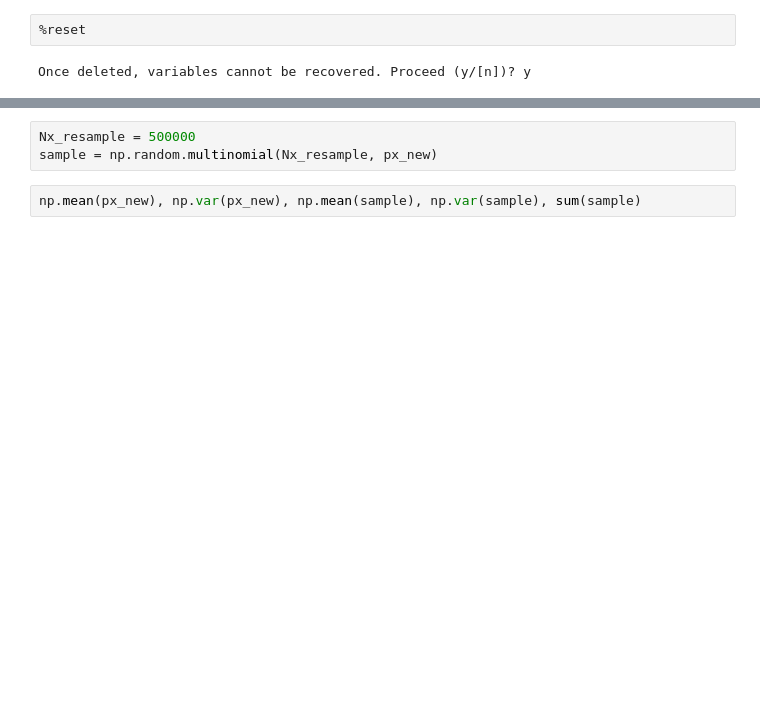
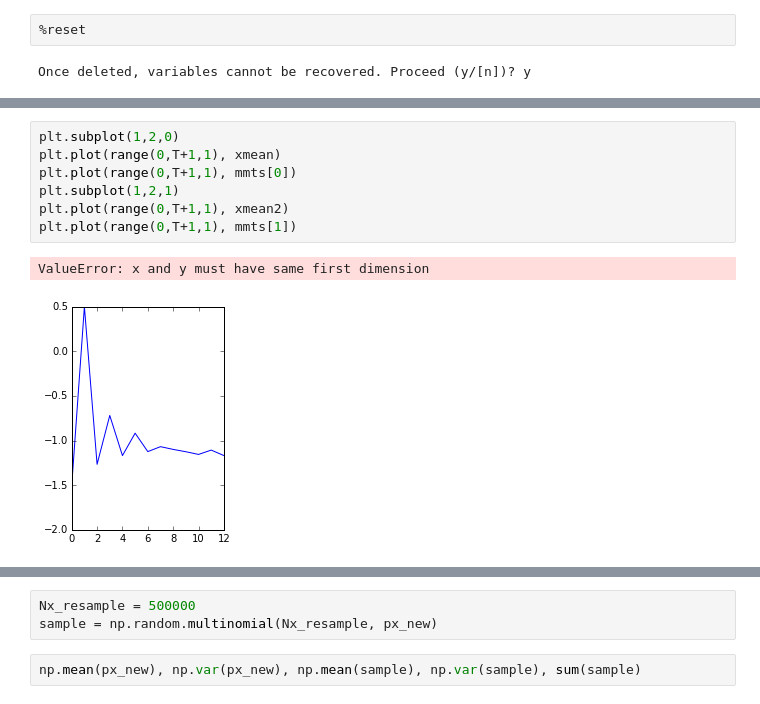
Before and after one commit to masomatics/snapshot2015, a Jupyter notebook: notes/Untitled.ipynb, the cells around one changed output, grey strips where cells are left out. Saved outputs shown, nothing was run; the diff lists cells and outputs as text; blank space fills up the shorter version.

```diff
--- a/notes/Untitled.ipynb
+++ b/notes/Untitled.ipynb
@@ -77,0 +60,10 @@ xobs = xnow
+# %%
+plt.subplot(1,2,0)
+plt.plot(range(0,T+1,1), xmean)
+plt.plot(range(0,T+1,1), mmts[0])
+plt.subplot(1,2,1)
+plt.plot(range(0,T+1,1), xmean2)
+plt.plot(range(0,T+1,1), mmts[1])
+# %% [output]
+ValueError: x and y must have same first dimension
+[figure, added]
```
Also changed, not shown: parts of 18 cells of this notebook, 3 other files.
